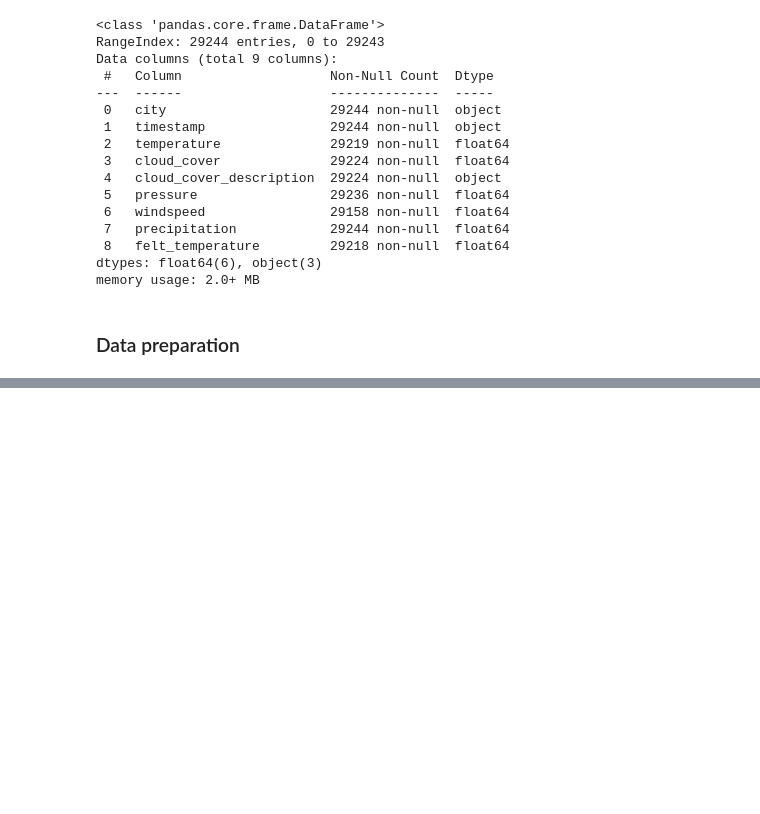
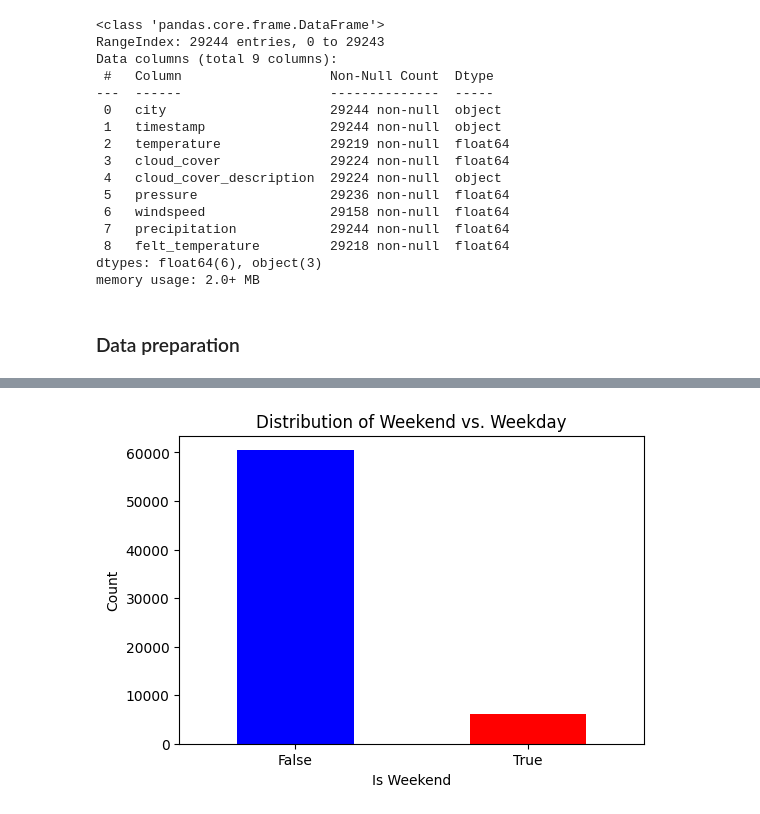
Before and after one commit to Amocon/A-Team_AA-Team-Assignment_2024, a Jupyter notebook: aa_team_assignment/data_exploration.ipynb, the cells around one changed output, grey strips where cells are left out. Cells and saved outputs as stored; diff of their text form; code cells hidden in the pictures; blank space fills up the shorter version.

```diff
--- a/aa_team_assignment/data_exploration.ipynb
+++ b/aa_team_assignment/data_exploration.ipynb
@@ -128,0 +177,14 @@ full_charging_df.head()
+# %%
+# Count values of True and False in the isWeekend column
+weekend_counts = full_charging_df['isWeekend'].value_counts()
+
+# Plot as a bar plot
+plt.figure(figsize=(6, 4))
+weekend_counts.plot(kind='bar', color=['blue', 'red'])
+plt.xticks(ticks=[0, 1], labels=['False', 'True'], rotation=0)
+plt.xlabel("Is Weekend")
+plt.ylabel("Count")
+plt.title("Distribution of Weekend vs. Weekday")
+plt.show()
+# %% [output]
+[figure, added]
```
Also changed, not shown: parts of 12 cells of this notebook.
